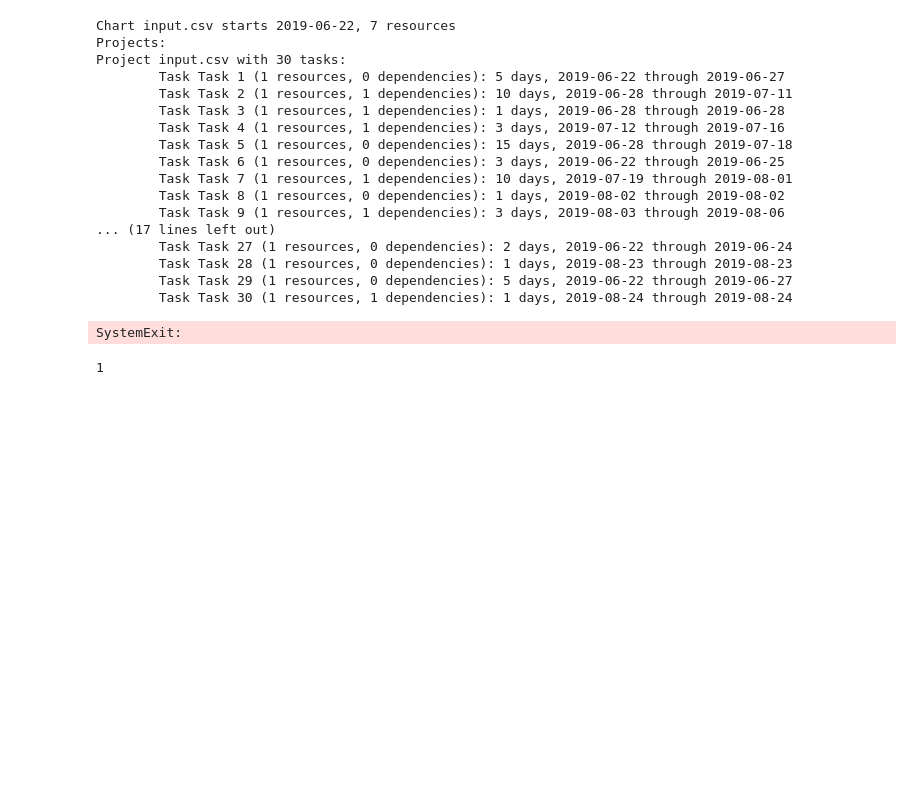
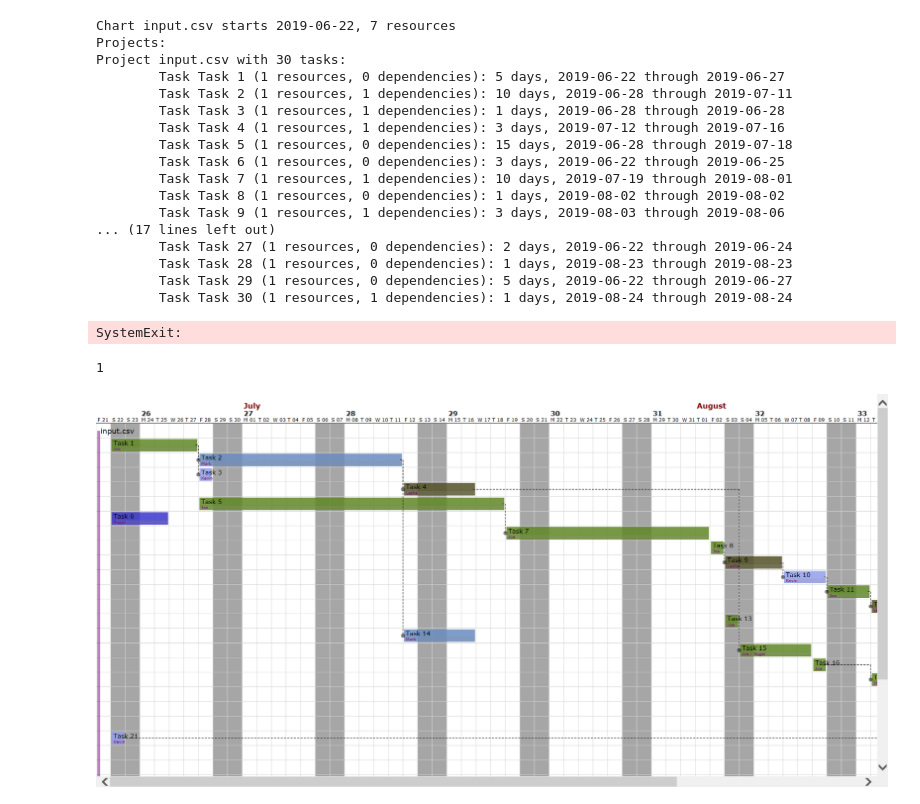
Before and after one commit to mlstack/kdata-manufacturing, a Jupyter notebook: _01_check_sheet/_01_checksheet.ipynb, the cells around one changed output. Cells and saved outputs as stored; diff of their text form; code cells hidden in the pictures; blank space fills up the shorter version.

```diff
--- a/_01_check_sheet/_01_checksheet.ipynb
+++ b/_01_check_sheet/_01_checksheet.ipynb
@@ -894,3 +895,8 @@ import sys
 os.system ('explorer {}'.format(chart_output_image))
 # %% [output]
 1
+# %%
+from IPython.display import Image
+Image("check-sheet.png")
+# %% [output]
+[figure, added]
```
Also changed, not shown: parts of 1 cell of this notebook.
